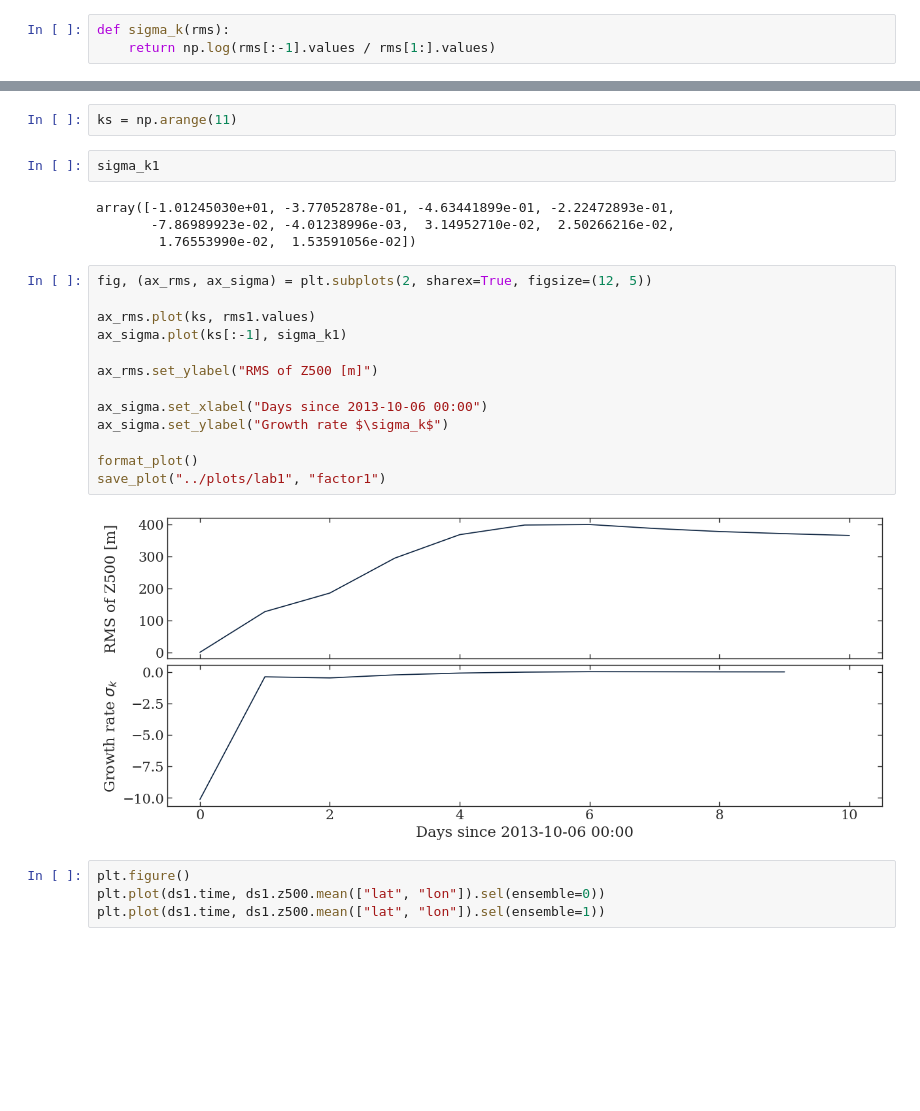
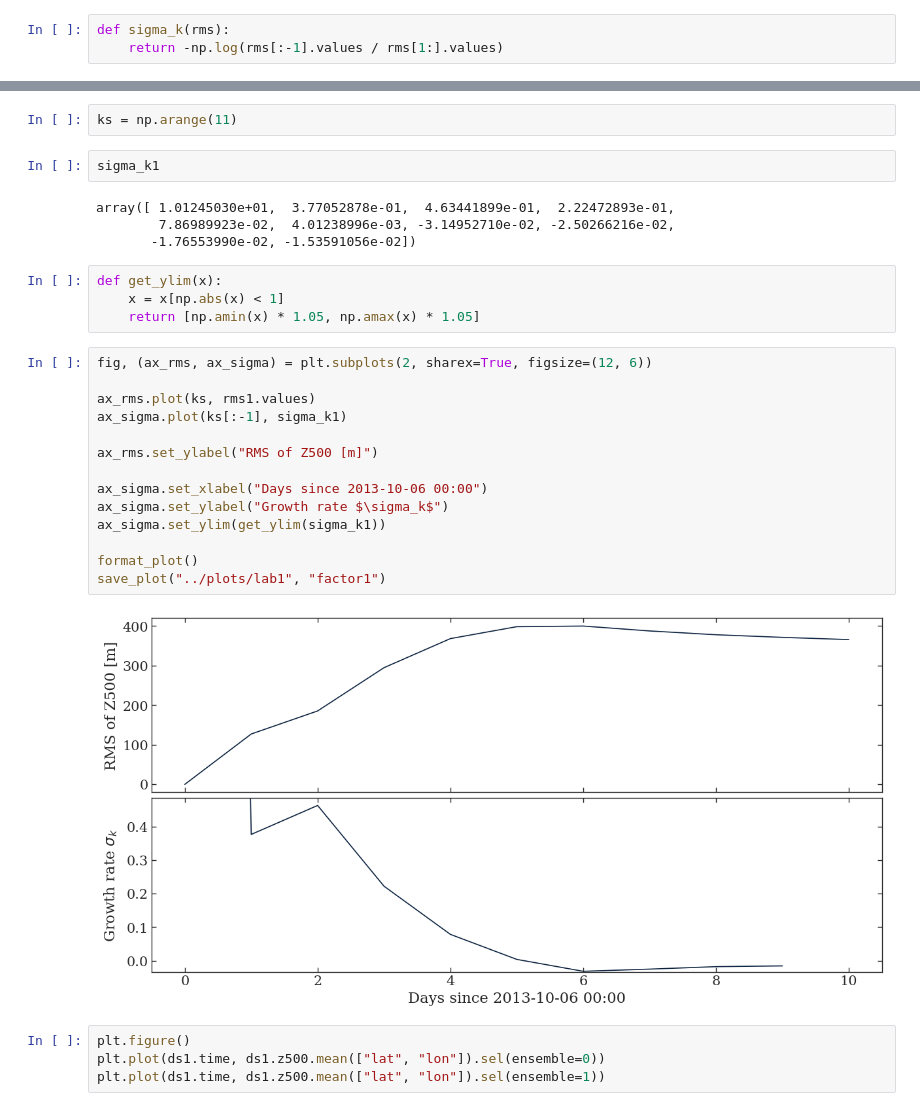
Before and after one commit to DominikStiller/uw-enspred, a Jupyter notebook: notebooks/lab1.ipynb, the cells around one changed output, grey strips where cells are left out. Saved outputs shown, nothing was run; the diff lists cells and outputs as text; blank space fills up the shorter version.

```diff
--- a/notebooks/lab1.ipynb
+++ b/notebooks/lab1.ipynb
@@ -89,7 +86,7 @@ def rms(ds):
     )
 # %%
 def sigma_k(rms):
-    return np.log(rms[:-1].values / rms[1:].values)
+    return -np.log(rms[:-1].values / rms[1:].values)
 # %%
 rms1 = rms(ds1)
 # %%
@@ -104,24 +101,29 @@ ks = np.arange(11)
 # %%
 sigma_k1
 # %% [output]
-array([-1.01245030e+01, -3.77052878e-01, -4.63441899e-01, -2.22472893e-01,
-       -7.86989923e-02, -4.01238996e-03,  3.14952710e-02,  2.50266216e-02,
-        1.76553990e-02,  1.53591056e-02])
+array([ 1.01245030e+01,  3.77052878e-01,  4.63441899e-01,  2.22472893e-01,
+        7.86989923e-02,  4.01238996e-03, -3.14952710e-02, -2.50266216e-02,
+       -1.76553990e-02, -1.53591056e-02])
+# %%
+def get_ylim(x):
+    x = x[np.abs(x) < 1]
+    return [np.amin(x) * 1.05, np.amax(x) * 1.05]
 # %%
-fig, (ax_rms, ax_sigma) = plt.subplots(2, sharex=True, figsize=(12, 5))
+fig, (ax_rms, ax_sigma) = plt.subplots(2, sharex=True, figsize=(12, 6))
 
 ax_rms.plot(ks, rms1.values)
 ax_sigma.plot(ks[:-1], sigma_k1)
 
 ax_rms.set_ylabel("RMS of Z500 [m]")
 
 ax_sigma.set_xlabel("Days since 2013-10-06 00:00")
 ax_sigma.set_ylabel("Growth rate $\sigma_k$")
+ax_sigma.set_ylim(get_ylim(sigma_k1))
 
 format_plot()
 save_plot("../plots/lab1", "factor1")
 # %% [output]
-[figure, old version]
+[figure, new version]
 # %%
 plt.figure()
 plt.plot(ds1.time, ds1.z500.mean(["lat", "lon"]).sel(ensemble=0))
```
Also changed, not shown: parts of 3 cells of this notebook.
